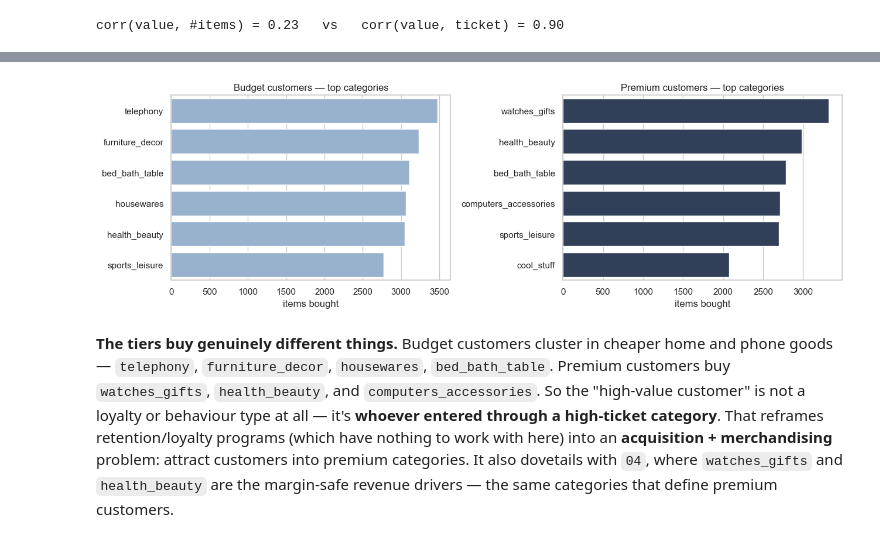
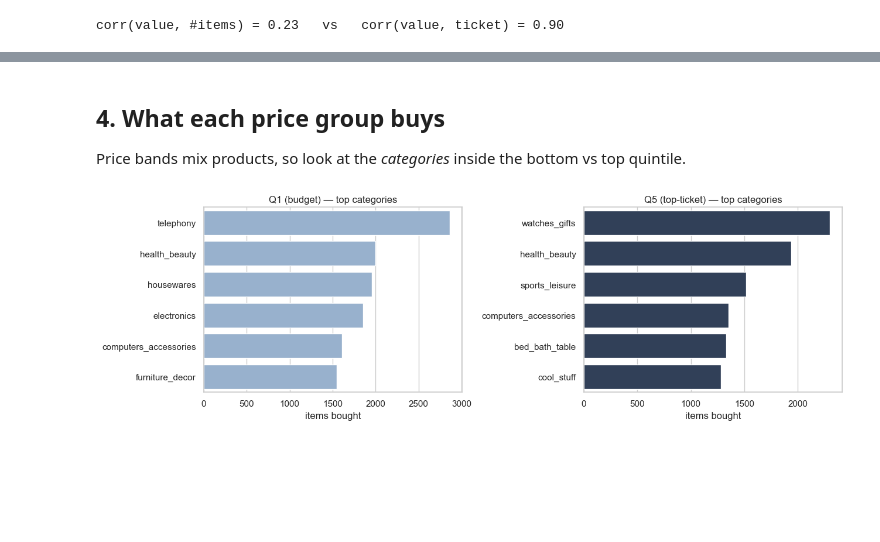
Before and after one commit to Darth0525/retail-platform-analytics, a Jupyter notebook: analysis/03_customer_value_and_behavior.ipynb, the cells around one changed output, grey strips where cells are left out. Cells and saved outputs as stored; diff of their text form; code cells hidden in the pictures; blank space fills up the shorter version.

```diff
--- a/analysis/03_customer_value_and_behavior.ipynb
+++ b/analysis/03_customer_value_and_behavior.ipynb
@@ -186,26 +200,22 @@ the categories Budget vs Premium customers actually purchase.
+# %% [markdown]
+## 4. What each price group buys
+
+Price bands mix products, so look at the *categories* inside the bottom vs top quintile.
 # %%
-# Item-level categories tagged with each customer's tier, then top categories per tier.
+# Item categories tagged with each customer's ticket quintile.
 items = q('''
     select o.customer_id, oi.category_name
     from dev_marts.fct_order_items oi
     join dev_marts.fct_orders o on oi.order_id = o.order_id
     where oi.category_name is not null
-''').merge(cust[["customer_id", "tier"]], on="customer_id")
+''').merge(cust[["customer_id", "quintile"]], on="customer_id")
 
 fig, axes = plt.subplots(1, 2, figsize=(13, 4.2))
-for ax, t, color in [(axes[0], "Budget", "#8FB0D6"), (axes[1], "Premium", "#2A3F5F")]:
-    top = items[items["tier"] == t]["category_name"].value_counts().head(6)
+for ax, qn, color in [(axes[0], "Q1", "#8FB0D6"), (axes[1], "Q5", "#2A3F5F")]:
+    top = items[items["quintile"] == qn]["category_name"].value_counts().head(6)
     sns.barplot(x=top.values, y=top.index, ax=ax, color=color)
-    ax.set_title(f"{t} customers — top categories"); ax.set_xlabel("items bought"); ax.set_ylabel("")
+    ax.set_title(f"{qn} ({'budget' if qn=='Q1' else 'top-ticket'}) — top categories")
+    ax.set_xlabel("items bought"); ax.set_ylabel("")
 plt.tight_layout(); plt.show()
 # %% [output]
-[figure, old version]
+[figure, new version]
-# %% [markdown]
-**The tiers buy genuinely different things.** Budget customers cluster in cheaper home and phone
-goods — `telephony`, `furniture_decor`, `housewares`, `bed_bath_table`. Premium customers buy
-`watches_gifts`, `health_beauty`, and `computers_accessories`. So the "high-value customer" is not a
-loyalty or behaviour type at all — it's **whoever entered through a high-ticket category**. That reframes
-retention/loyalty programs (which have nothing to work with here) into an **acquisition + merchandising**
-problem: attract customers into premium categories. It also dovetails with `04`, where `watches_gifts`
-and `health_beauty` are the margin-safe revenue drivers — the same categories that define premium
-customers.
```
Also changed, not shown: parts of 25 cells of this notebook, 1 other file.
